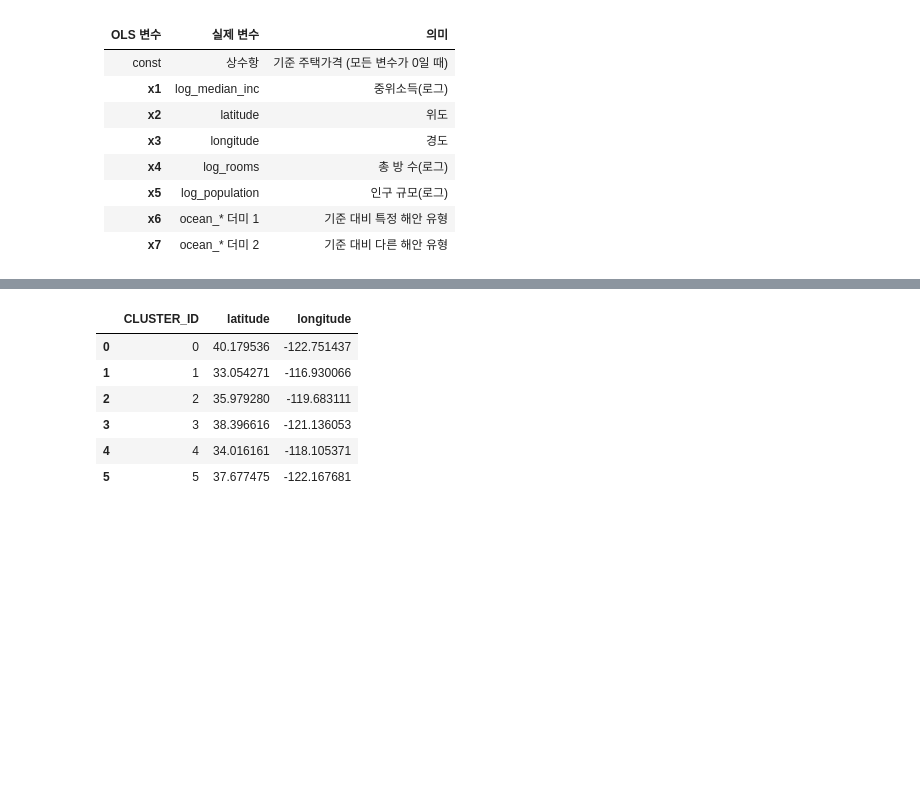
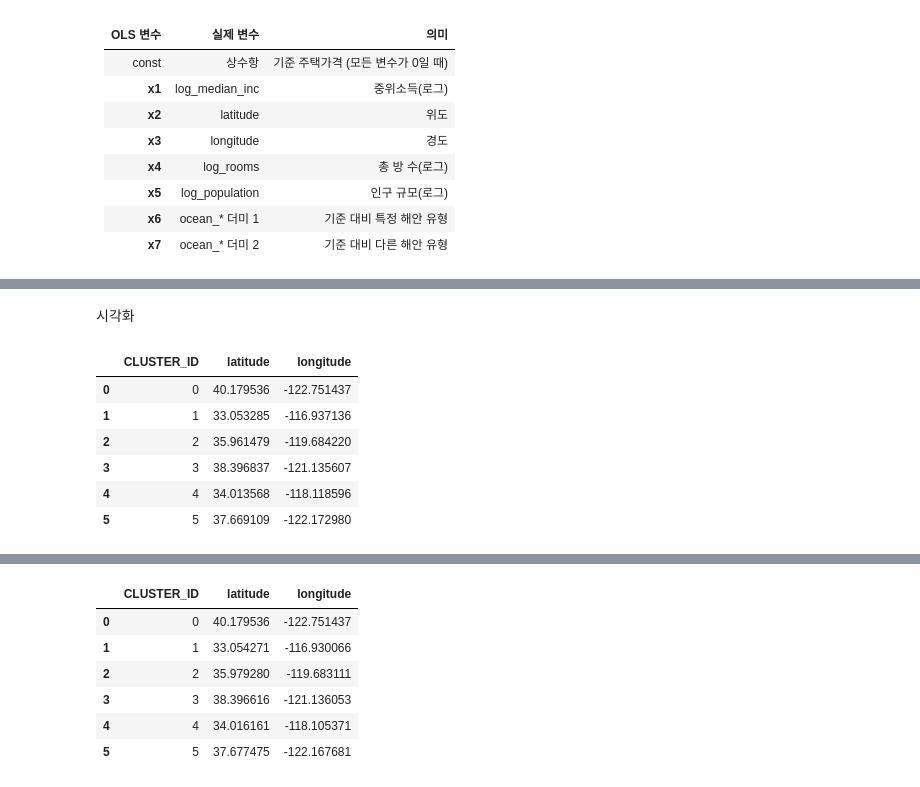
Before and after one commit to GYULLTANGURRI/main, a Jupyter notebook: 12월/데이터분석 캡스톤/데이터분석 캡스톤05/데이터분석 캡스톤05_git2.ipynb, the cells around one changed output, grey strips where cells are left out. Cells and saved outputs as stored; diff of their text form; code cells hidden in the pictures; blank space fills up the shorter version.

```diff
--- a/12월/데이터분석 캡스톤/데이터분석 캡스톤05/데이터분석 캡스톤05_git2.ipynb
+++ b/12월/데이터분석 캡스톤/데이터분석 캡스톤05/데이터분석 캡스톤05_git2.ipynb
@@ -1351,0 +1579,18 @@ strong multicollinearity or other numerical problems.
+# %% [markdown]
+시각화
+# %%
+# 1단계: 군집별 평균 위도·경도 계산
+cluster_centroids = (
+    df.groupby("CLUSTER_ID")[["latitude", "longitude"]]
+      .mean()
+      .reset_index()
+)
+cluster_centroids
+# %% [output]
+|  | CLUSTER_ID | latitude | longitude |
+| 0 | 0 | 40.179536 | -122.751437 |
+| 1 | 1 | 33.053285 | -116.937136 |
+| 2 | 2 | 35.961479 | -119.684220 |
+| 3 | 3 | 38.396837 | -121.135607 |
+| 4 | 4 | 34.013568 | -118.118596 |
+| 5 | 5 | 37.669109 | -122.172980 |
```
Also changed, not shown: parts of 15 cells of this notebook, 4 other files.
